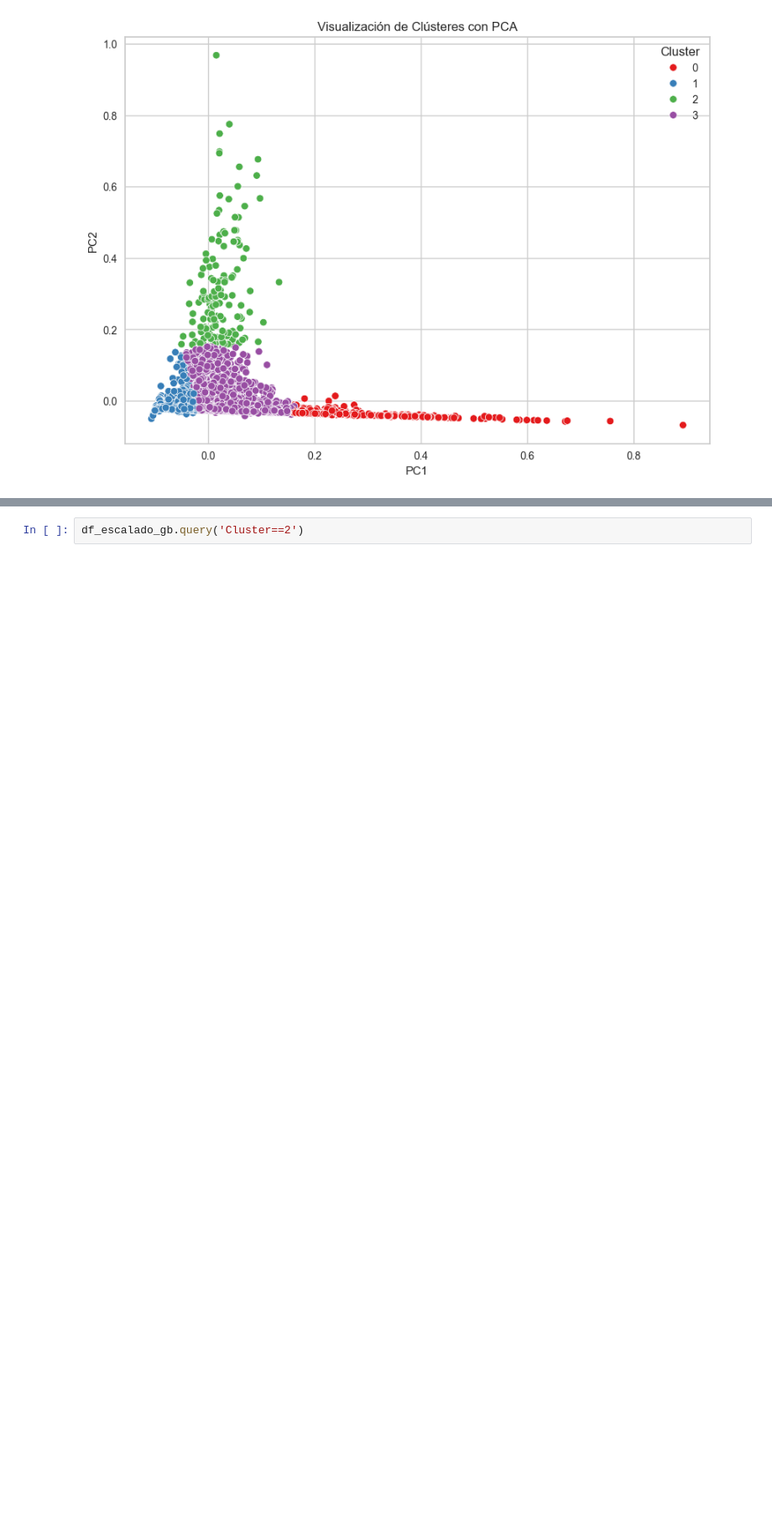
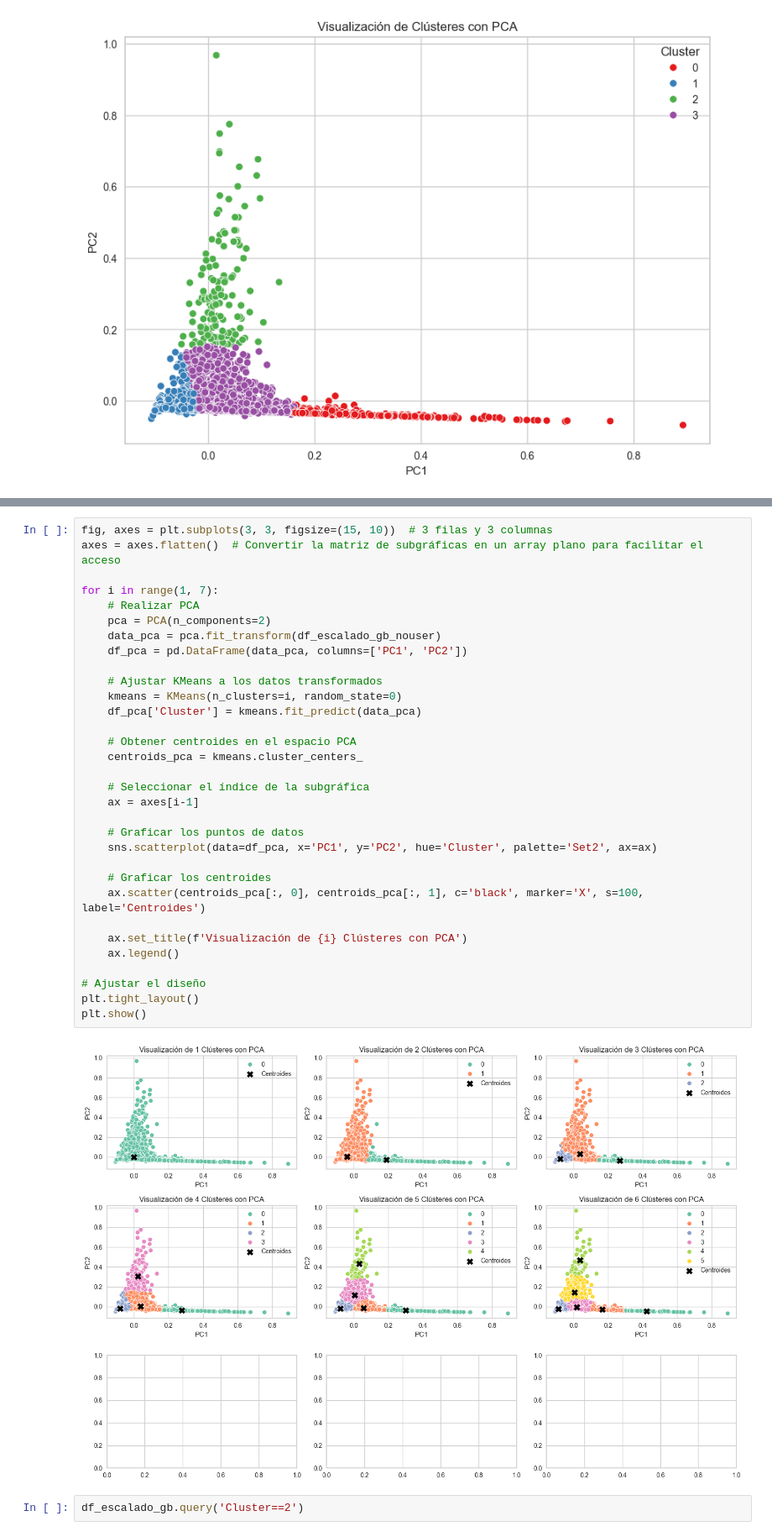
Before and after one commit to AndresEspinal/bustabit, a Jupyter notebook: notebooks/clusterizacion.ipynb, the cells around one changed output, grey strips where cells are left out. Shown at 84% size. Drawn from its saved outputs; the diff is of its cells as text; blank space fills up the shorter version.

```diff
--- a/notebooks/clusterizacion.ipynb
+++ b/notebooks/clusterizacion.ipynb
@@ -214,3 +279,37 @@ plt.show()
+# %%
+fig, axes = plt.subplots(3, 3, figsize=(15, 10))  # 3 filas y 3 columnas
+axes = axes.flatten()  # Convertir la matriz de subgráficas en un array plano para facilitar el acceso
+
+for i in range(1, 7):
+    # Realizar PCA
+    pca = PCA(n_components=2)
+    data_pca = pca.fit_transform(df_escalado_gb_nouser)
+    df_pca = pd.DataFrame(data_pca, columns=['PC1', 'PC2'])
+
+    # Ajustar KMeans a los datos transformados
+    kmeans = KMeans(n_clusters=i, random_state=0)
+    df_pca['Cluster'] = kmeans.fit_predict(data_pca)
+
+    # Obtener centroides en el espacio PCA
+    centroids_pca = kmeans.cluster_centers_
+
+    # Seleccionar el índice de la subgráfica
+    ax = axes[i-1]
+
+    # Graficar los puntos de datos
+    sns.scatterplot(data=df_pca, x='PC1', y='PC2', hue='Cluster', palette='Set2', ax=ax)
+
+    # Graficar los centroides
+    ax.scatter(centroids_pca[:, 0], centroids_pca[:, 1], c='black', marker='X', s=100, label='Centroides')
+
+    ax.set_title(f'Visualización de {i} Clústeres con PCA')
+    ax.legend()
+
+# Ajustar el diseño
+plt.tight_layout()
+plt.show()
+# %% [output]
+[figure, added]
 # %%
 df_escalado_gb.query('Cluster==2')
 # %% [output]
```
Also changed, not shown: parts of 6 cells of this notebook, 6 other files.
